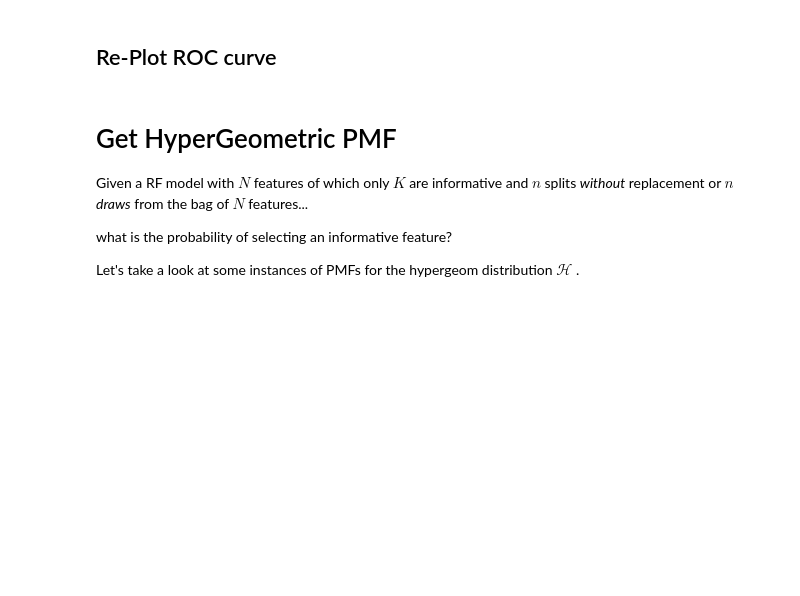
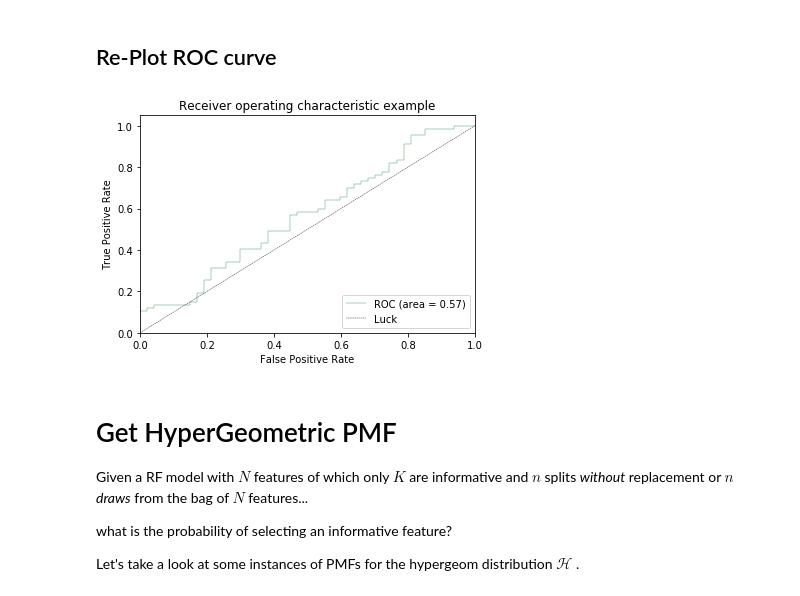
Before and after one commit to jdemonasterio/authorea, a Jupyter notebook: Notebooks/small_tests.ipynb, the cells around one changed output. Drawn from its saved outputs; the diff is of its cells as text; code cells hidden in the pictures; blank space fills up the shorter version.

Commit message:
refactor ipynb to have a ROC_AUC example on actual CDR chagas problem data

```diff
--- a/Notebooks/small_tests.ipynb
+++ b/Notebooks/small_tests.ipynb
@@ -87,0 +311,5 @@ X_test = pd.DataFrame(X_test)
+# %%
+# clean negative/Null vals in count cols
+for col in [col for col in iterable if 'COUNT' in col]:
+    X_train[col]= X_train[col].apply(lambda x :  x if x>=0 else 0)
+    X_test[col]= X_test[col].apply(lambda x :  x if x>=0 else 0)
@@ -87,0 +325,4 @@ X_test = pd.DataFrame(X_test)
+# %%
+categorical_cols = [
+    'STATE'
+]
@@ -175,12 +472,12 @@ with_target_correlation.head(5)
 (same features are used but noise is added to them)
 # %%
-X_train, X_test, y_train, y_test = train_test_split(X_noise, y, test_size=.2,
-                                                    random_state=0)
+# X_train, X_test, Y_train, Y_test = train_test_split(X_noise, y, test_size=.2,
+#                                                     random_state=0)
 
 
-X_train = pd.DataFrame(X_train)
-X_test = pd.DataFrame(X_test)
-#X_test = pd.DataFrame(X_test)
+# X_train = pd.DataFrame(X_train)
+# X_test = pd.DataFrame(X_test)
+# #X_test = pd.DataFrame(X_test)
 # %%
 # choose approximating function
 #method = 'svm'
@@ -192,7 +487,7 @@ pd.np.sqr
 # Learn to predict each class against the other
 start_time = time.time()
 
-if method == 'svm':
+if method == 'bnb':
 
     param_grid = {'kernel':['rbf','linear'], 'C': list(float(10)**pd.np.arange(-2,2)),
                  }
@@ -202,7 +497,7 @@ if method == 'svm':
     clf =GridSearchCV(svm_clf, param_grid, scoring='roc_auc', fit_params=None, n_jobs=-1, iid=True, refit=True,
     verbose=2, pre_dispatch='2*n_jobs', error_score='raise')
 
-    y_score = clf.fit(X_train, y_train).predict_proba(X_test)
+    y_score = clf.fit(X_train, Y_train).predict_proba(X_test)
 
 
 
@@ -214,9 +509,9 @@ if method == 'bnb':
     mnb  = BernoulliNB( )
 
     clf =GridSearchCV(mnb, param_grid, scoring='roc_auc', fit_params=None, n_jobs=-1, iid=True, refit=True,
-    verbose=2, pre_dispatch='2*n_jobs', error_score='raise').fit(X_train, y_train)
+    verbose=2, pre_dispatch='2*n_jobs', error_score='raise').fit(X_train, Y_train)
 
-    mnb = clf.best_estimator_.fit(X_train, y_train)#.feature_log_prob_(X_test)
+    mnb = clf.best_estimator_.fit(X_train, Y_train)#.feature_log_prob_(X_test)
     y_score = mnb.predict_proba(X_test)
 
 if method == 'rf':
@@ -228,9 +523,9 @@ if method == 'rf':
               }
     rforest  = RandomForestClassifier( )
     clf =GridSearchCV(rforest, param_grid, scoring='roc_auc', fit_params=None, n_jobs=8, iid=True, refit=True,
-        verbose=3, pre_dispatch='2*n_jobs', error_score='raise').fit(X_train, y_train)
+        verbose=3, pre_dispatch='2*n_jobs', error_score='raise').fit(X_train, Y_train)
 
-    rforest = clf.best_estimator_.fit(X_train, y_train)#.feature_log_prob_(X_test)
+    rforest = clf.best_estimator_.fit(X_train, Y_train)#.feature_log_prob_(X_test)
     y_score = mnb.predict_proba(X_test)
 
 elapsed_time =   time.time() - start_time
@@ -241,32 +577,36 @@ print('\n Best estimator score was %s \n' % str(clf.best_score_))
 # %% [markdown]
 ## Re-Plot ROC curve
 # %%
+lw = 0.4
+
 # Compute ROC curve and ROC area
 
 mean_tpr = 0.0
 mean_fpr = np.linspace(0, 1, 100)
 
-fpr, tpr, thresholds = roc_curve(y_test, y_score[:, 1])
+fpr, tpr, thresholds = roc_curve(Y_test, y_score[:, 1])
 mean_tpr += interp(mean_fpr, fpr, tpr)
 mean_tpr[0] = 0.0
 roc_auc = auc(fpr, tpr)
 plt.plot(fpr, tpr, lw=lw, color='seagreen',
          label='ROC (area = %0.2f)' % ( roc_auc))
 
 plt.plot([0, 1], [0, 1], linestyle='--', lw=lw, color='k',
          label='Luck')
 
 mean_tpr /= clf.n_splits_
 mean_tpr[-1] = 1.0
 mean_auc = auc(mean_fpr, mean_tpr)
 #plt.plot(mean_fpr, mean_tpr, color='r', linestyle='--', label='Mean ROC (area = %0.2f)' % mean_auc, lw=lw)
 plt.xlim([0.0, 1.0])
 plt.ylim([0.0, 1.05])
 plt.xlabel('False Positive Rate')
 plt.ylabel('True Positive Rate')
 plt.title('Receiver operating characteristic example')
 plt.legend(loc="lower right")
 plt.show()
+# %% [output]
+[figure, added]
 # %% [markdown]
 # Get HyperGeometric PMF
 
```
Also changed, not shown: parts of 42 cells of this notebook.
